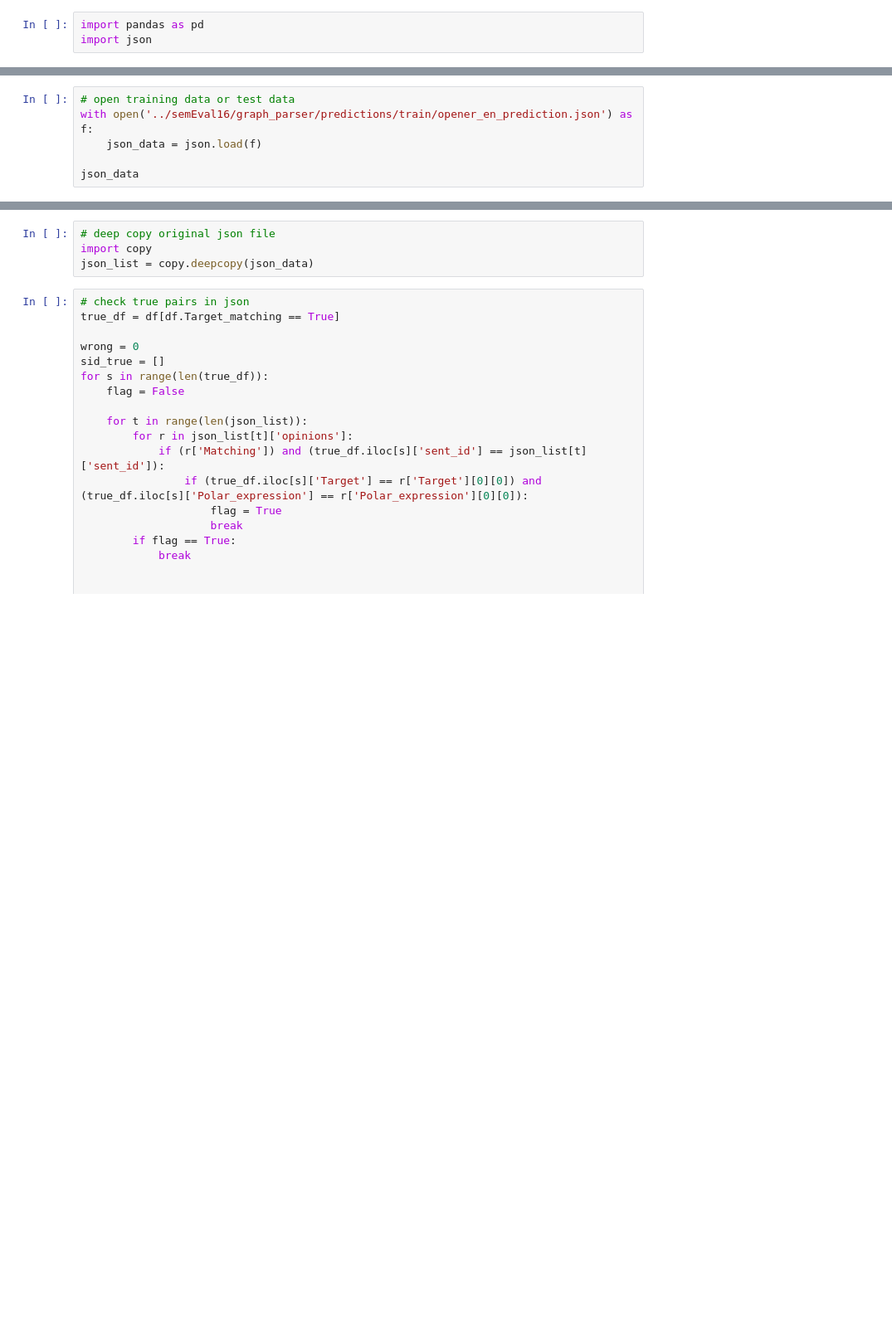
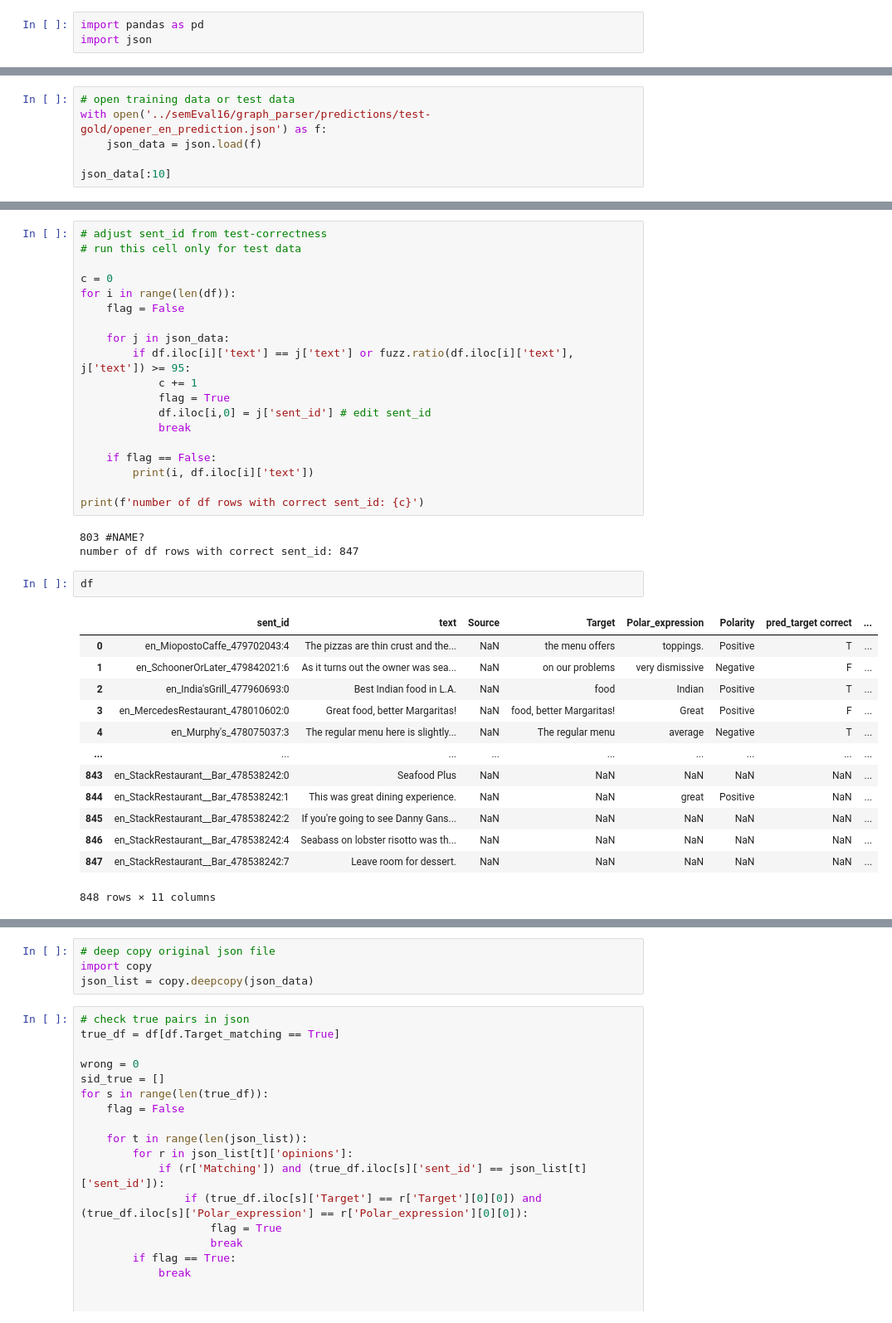
Before and after one commit to Nana2929/ckip_absa_en, a Jupyter notebook: notebooks/32.0-semeval16-csv-convert.ipynb, the cells around one changed output, grey strips where cells are left out. Shown at 83% size. Saved outputs shown, nothing was run; the diff lists cells and outputs as text; blank space fills up the shorter version.

```diff
--- a/notebooks/32.0-semeval16-csv-convert.ipynb
+++ b/notebooks/32.0-semeval16-csv-convert.ipynb
@@ -31,7 +35,7 @@ duplicateRows
 # %%
 # open training data or test data
-with open('../semEval16/graph_parser/predictions/train/opener_en_prediction.json') as f:
+with open('../semEval16/graph_parser/predictions/test-gold/opener_en_prediction.json') as f:
     json_data = json.load(f)
 
-json_data
+json_data[:10]
 # %% [output]
@@ -55 +59,39 @@ json_data
+# %%
+# adjust sent_id from test-correctness
+# run this cell only for test data
+
+c = 0
+for i in range(len(df)):
+    flag = False
+
+    for j in json_data:
+        if df.iloc[i]['text'] == j['text'] or fuzz.ratio(df.iloc[i]['text'], j['text']) >= 95:
+            c += 1
+            flag = True
+            df.iloc[i,0] = j['sent_id'] # edit sent_id
+            break
+
+    if flag == False:
+        print(i, df.iloc[i]['text'])
+
+print(f'number of df rows with correct sent_id: {c}')
+# %% [output]
+803 #NAME?
+number of df rows with correct sent_id: 847
+# %%
+df
+# %% [output]
+|  | sent_id | text | Source | Target | Polar_expression | Polarity | pred_target correct | ... |
+| 0 | en_MiopostoCaffe_479702043:4 | The pizzas are thin crust and the... | NaN | the menu offers | toppings. | Positive | T | ... |
+| 1 | en_SchoonerOrLater_479842021:6 | As it turns out the owner was sea... | NaN | on our problems | very dismissive | Negative | F | ... |
+| 2 | en_India'sGrill_477960693:0 | Best Indian food in L.A. | NaN | food | Indian | Positive | T | ... |
+| 3 | en_MercedesRestaurant_478010602:0 | Great food, better Margaritas! | NaN | food, better Margaritas! | Great | Positive | F | ... |
+| 4 | en_Murphy's_478075037:3 | The regular menu here is slightly... | NaN | The regular menu | average | Negative | T | ... |
+| ... | ... | ... | ... | ... | ... | ... | ... | ... |
+| 843 | en_StackRestaurant__Bar_478538242:0 | Seafood Plus | NaN | NaN | NaN | NaN | NaN | ... |
+| 844 | en_StackRestaurant__Bar_478538242:1 | This was great dining experience. | NaN | NaN | great | Positive | NaN | ... |
+| 845 | en_StackRestaurant__Bar_478538242:2 | If you're going to see Danny Gans... | NaN | NaN | NaN | NaN | NaN | ... |
+| 846 | en_StackRestaurant__Bar_478538242:4 | Seabass on lobster risotto was th... | NaN | NaN | NaN | NaN | NaN | ... |
+| 847 | en_StackRestaurant__Bar_478538242:7 | Leave room for dessert. | NaN | NaN | NaN | NaN | NaN | ... |
+848 rows × 11 columns
 # %%
```
Also changed, not shown: parts of 14 cells of this notebook, 1 other file.
